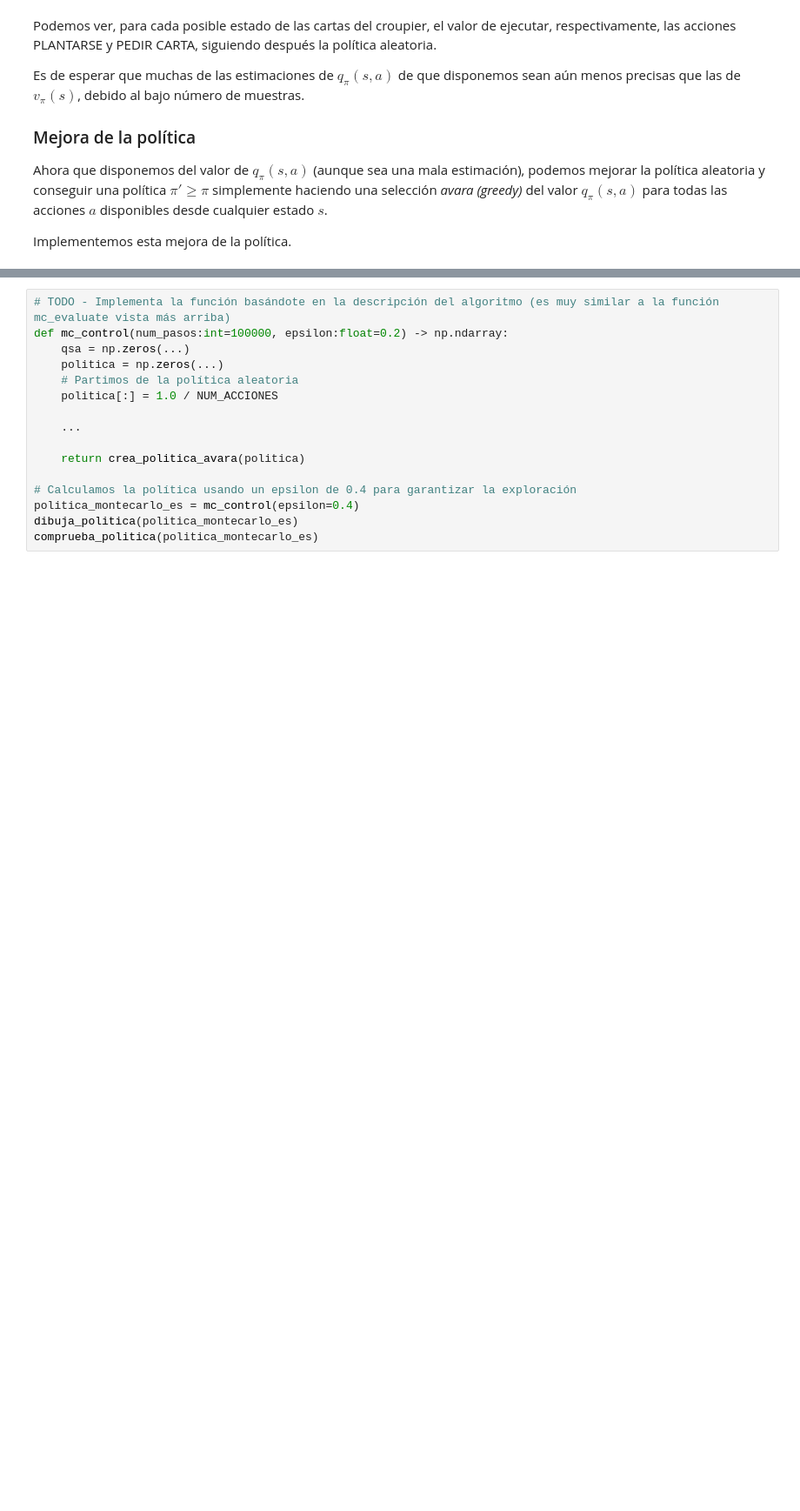
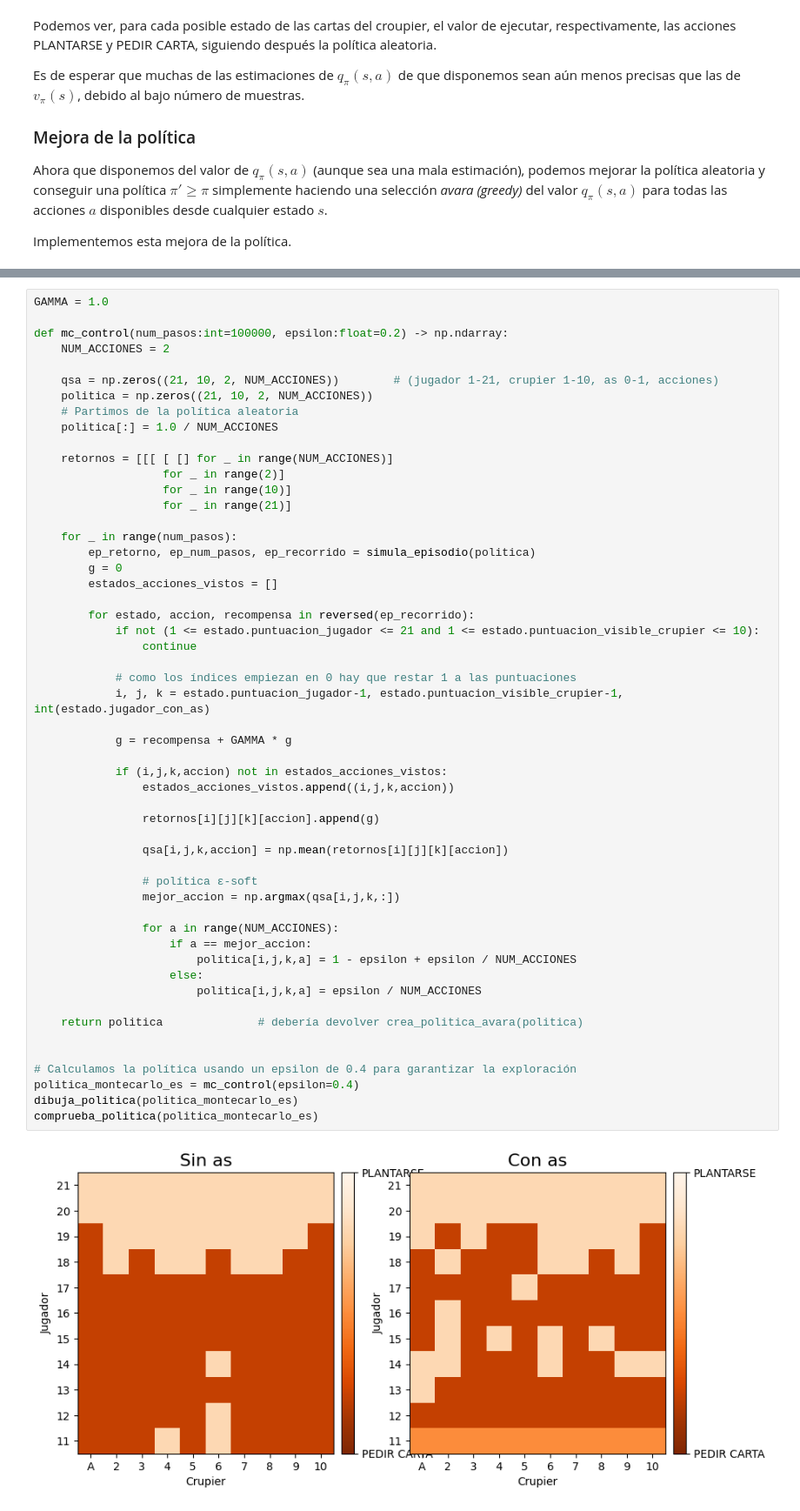
Before and after one commit to adriantinaquero/MAAAII_y_FPLN, a Jupyter notebook: MAAA II/PRÁCTICA 3/tutorial Montecarlo.ipynb, the cells around one changed output, grey strips where cells are left out. Shown at 87% size. Cells and saved outputs as stored; diff of their text form; blank space fills up the shorter version.

```diff
--- a/MAAA II/PRÁCTICA 3/tutorial Montecarlo.ipynb
+++ b/MAAA II/PRÁCTICA 3/tutorial Montecarlo.ipynb
@@ -535,18 +520,57 @@ En este notebook utilizaremos la segunda solución. Haremos las simulaciones sig
 
 ![Montecarlo ES](https://github.com/eirasf/GCED-AA3/blob/main/lab5/img/mc-control-algorithm.png?raw=true)
 # %%
-# TODO - Implementa la función basándote en la descripción del algoritmo (es muy similar a la función mc_evaluate vista más arriba)
+GAMMA = 1.0
+
 def mc_control(num_pasos:int=100000, epsilon:float=0.2) -> np.ndarray:
-    qsa = np.zeros(...)
-    politica = np.zeros(...)
+    NUM_ACCIONES = 2
+
+    qsa = np.zeros((21, 10, 2, NUM_ACCIONES))        # (jugador 1-21, crupier 1-10, as 0-1, acciones)
+    politica = np.zeros((21, 10, 2, NUM_ACCIONES))
     # Partimos de la política aleatoria
     politica[:] = 1.0 / NUM_ACCIONES
 
-    ...
+    retornos = [[[ [ [] for _ in range(NUM_ACCIONES)]
+                   for _ in range(2)]
+                   for _ in range(10)]
+                   for _ in range(21)]
 
-    return crea_politica_avara(politica)
+    for _ in range(num_pasos):
+        ep_retorno, ep_num_pasos, ep_recorrido = simula_episodio(politica)
+        g = 0
+        estados_acciones_vistos = []
+
+        for estado, accion, recompensa in reversed(ep_recorrido):
+            if not (1 <= estado.puntuacion_jugador <= 21 and 1 <= estado.puntuacion_visible_crupier <= 10):
+                continue
+
+            # como los índices empiezan en 0 hay que restar 1 a las puntuaciones
+            i, j, k = estado.puntuacion_jugador-1, estado.puntuacion_visible_crupier-1, int(estado.jugador_con_as)
+
+            g = recompensa + GAMMA * g
+
+            if (i,j,k,accion) not in estados_acciones_vistos:
+                estados_acciones_vistos.append((i,j,k,accion))
+
+                retornos[i][j][k][accion].append(g)
+
+                qsa[i,j,k,accion] = np.mean(retornos[i][j][k][accion])
+
+                # política ε-soft
+                mejor_accion = np.argmax(qsa[i,j,k,:])
+
+                for a in range(NUM_ACCIONES):
+                    if a == mejor_accion:
+                        politica[i,j,k,a] = 1 - epsilon + epsilon / NUM_ACCIONES
+                    else:
+                        politica[i,j,k,a] = epsilon / NUM_ACCIONES
+
+    return politica              # debería devolver crea_politica_avara(politica)
+
 
 # Calculamos la política usando un epsilon de 0.4 para garantizar la exploración
 politica_montecarlo_es = mc_control(epsilon=0.4)
 dibuja_politica(politica_montecarlo_es)
 comprueba_politica(politica_montecarlo_es)
+# %% [output]
+[figure, added]
```
Also changed, not shown: parts of 10 cells of this notebook.
